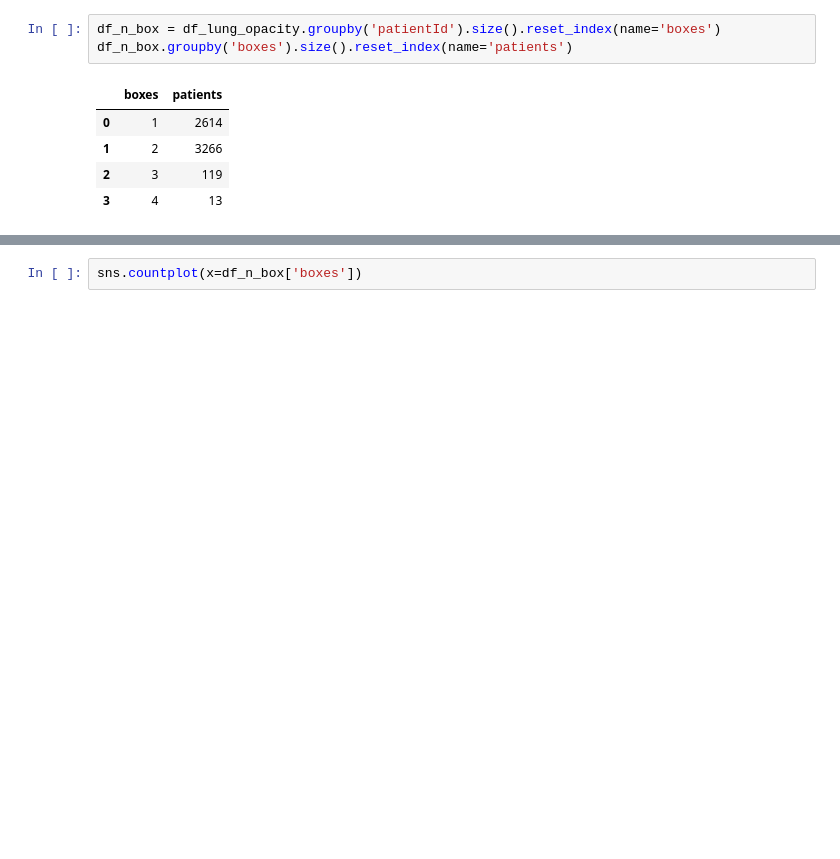
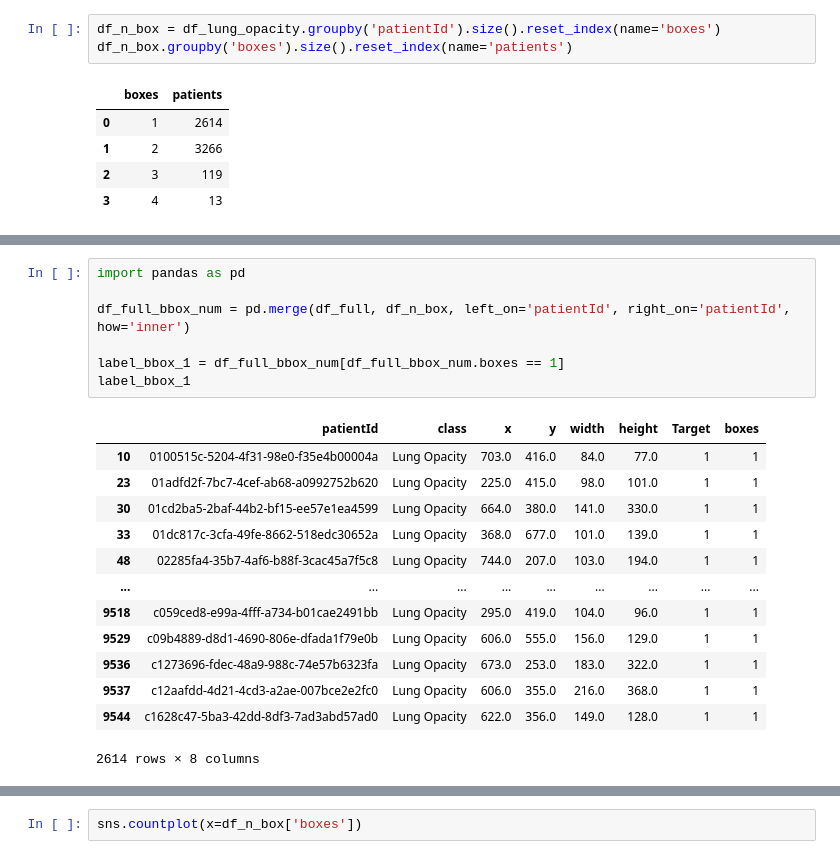
Before and after one commit to kdha0727/lung-opacity-and-covid-chest-x-ray-detection, a Jupyter notebook: baseline.ipynb, the cells around one changed output, grey strips where cells are left out. Saved outputs shown, nothing was run; the diff lists cells and outputs as text; blank space fills up the shorter version.

```diff
--- a/baseline.ipynb
+++ b/baseline.ipynb
@@ -413,0 +416,21 @@ df_n_box.groupby('boxes').size().reset_index(name='patients')
+# %%
+import pandas as pd
+
+df_full_bbox_num = pd.merge(df_full, df_n_box, left_on='patientId', right_on='patientId', how='inner')
+
+label_bbox_1 = df_full_bbox_num[df_full_bbox_num.boxes == 1]
+label_bbox_1
+# %% [output]
+|  | patientId | class | x | y | width | height | Target | boxes |
+| 10 | 0100515c-5204-4f31-98e0-f35e4b00004a | Lung Opacity | 703.0 | 416.0 | 84.0 | 77.0 | 1 | 1 |
+| 23 | 01adfd2f-7bc7-4cef-ab68-a0992752b620 | Lung Opacity | 225.0 | 415.0 | 98.0 | 101.0 | 1 | 1 |
+| 30 | 01cd2ba5-2baf-44b2-bf15-ee57e1ea4599 | Lung Opacity | 664.0 | 380.0 | 141.0 | 330.0 | 1 | 1 |
+| 33 | 01dc817c-3cfa-49fe-8662-518edc30652a | Lung Opacity | 368.0 | 677.0 | 101.0 | 139.0 | 1 | 1 |
+| 48 | 02285fa4-35b7-4af6-b88f-3cac45a7f5c8 | Lung Opacity | 744.0 | 207.0 | 103.0 | 194.0 | 1 | 1 |
+| ... | ... | ... | ... | ... | ... | ... | ... | ... |
+| 9518 | c059ced8-e99a-4fff-a734-b01cae2491bb | Lung Opacity | 295.0 | 419.0 | 104.0 | 96.0 | 1 | 1 |
+| 9529 | c09b4889-d8d1-4690-806e-dfada1f79e0b | Lung Opacity | 606.0 | 555.0 | 156.0 | 129.0 | 1 | 1 |
+| 9536 | c1273696-fdec-48a9-988c-74e57b6323fa | Lung Opacity | 673.0 | 253.0 | 183.0 | 322.0 | 1 | 1 |
+| 9537 | c12aafdd-4d21-4cd3-a2ae-007bce2e2fc0 | Lung Opacity | 606.0 | 355.0 | 216.0 | 368.0 | 1 | 1 |
+| 9544 | c1628c47-5ba3-42dd-8df3-7ad3abd57ad0 | Lung Opacity | 622.0 | 356.0 | 149.0 | 128.0 | 1 | 1 |
+2614 rows × 8 columns
```
Also changed, not shown: parts of 16 cells of this notebook, 7 other files.
